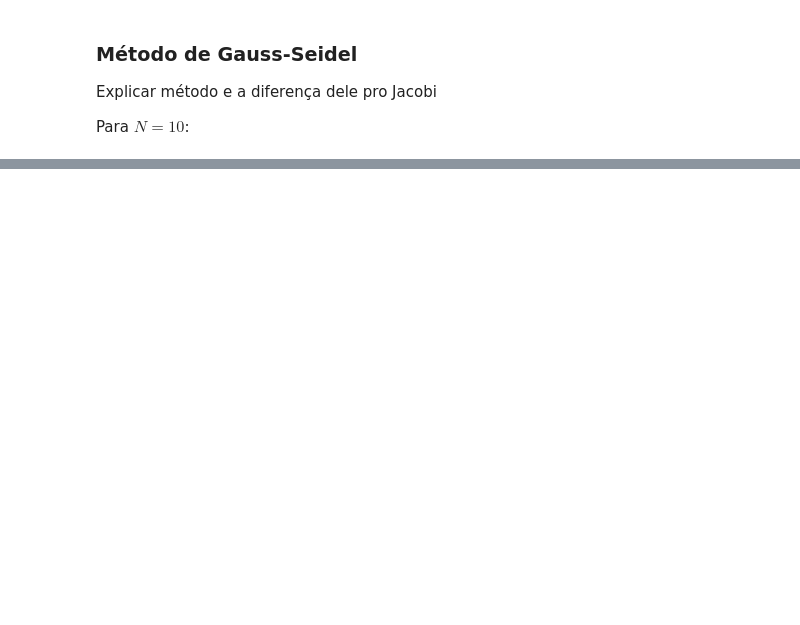
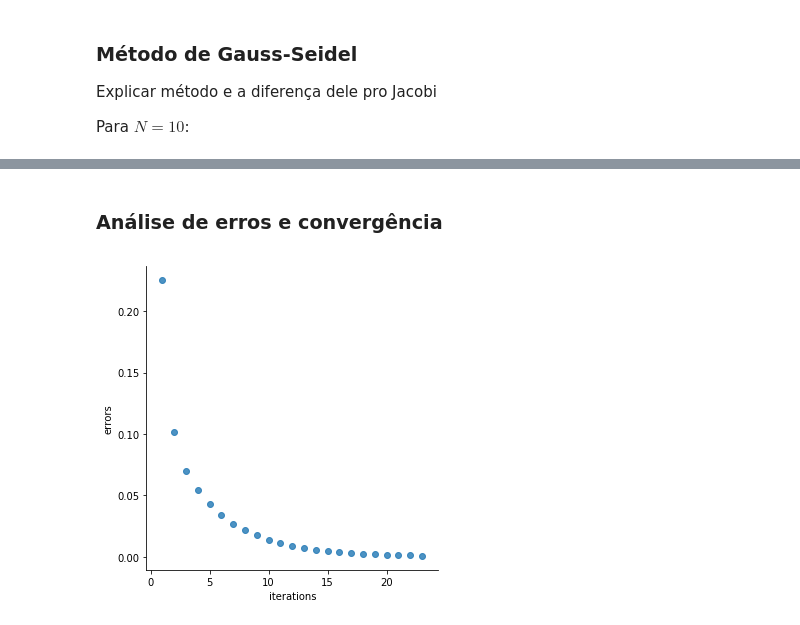
Before and after one commit to marianajo/laplaces-equation, a Jupyter notebook: code/solution.ipynb, the cells around one changed output, grey strips where cells are left out. Drawn from its saved outputs; the diff is of its cells as text; code cells hidden in the pictures; blank space fills up the shorter version.

```diff
--- a/code/solution.ipynb
+++ b/code/solution.ipynb
@@ -165,0 +198,8 @@ plt.ylabel('y')
+# %% [markdown]
+### Análise de erros e convergência
+# %%
+plot_errors(jacobi["errors"])
+
+# Gráfico de Gauss-Seidel
+# %% [output]
+[figure, added]
```
Also changed, not shown: parts of 38 cells of this notebook.
